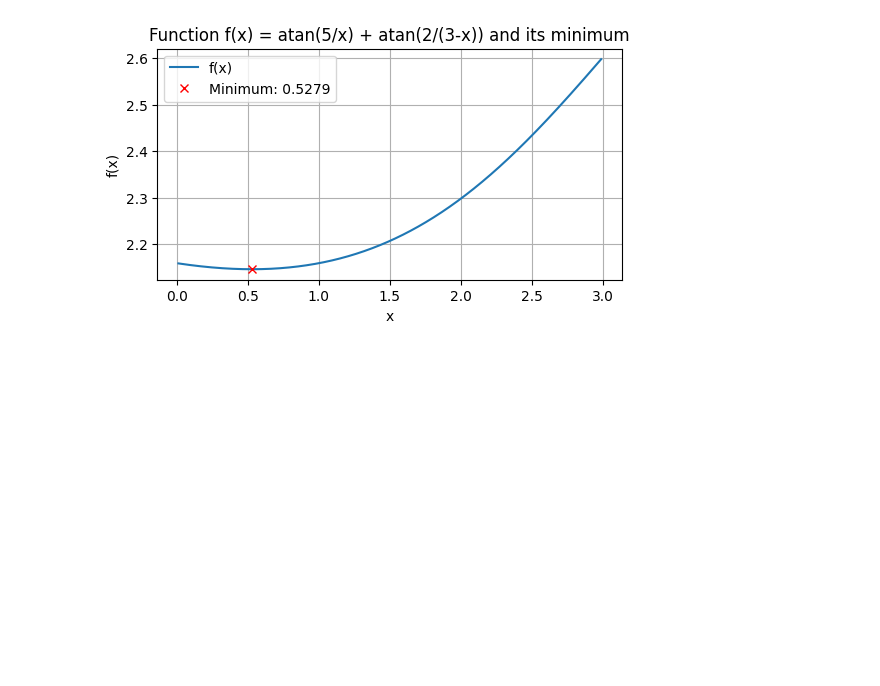
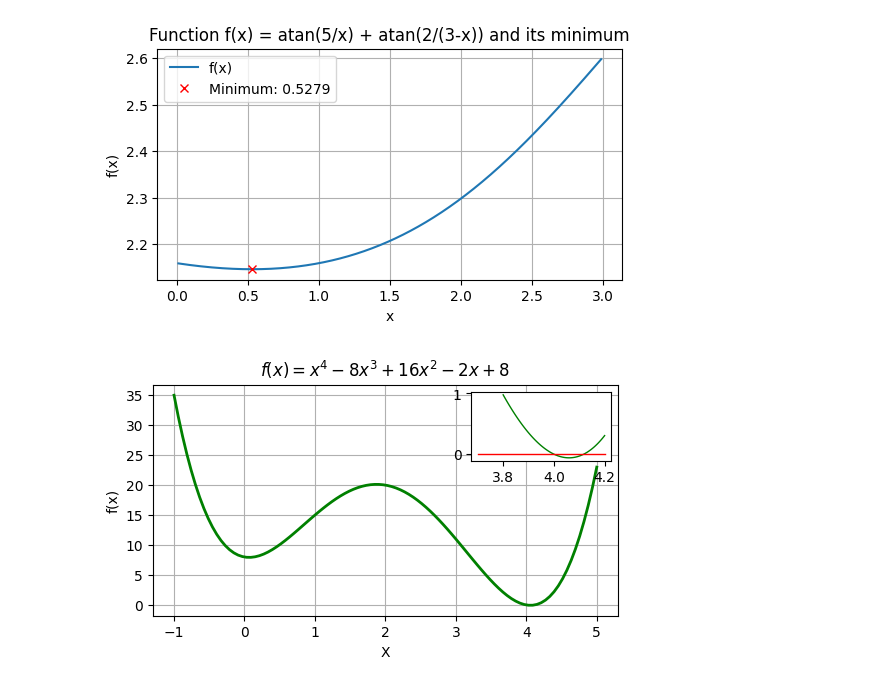
Before and after one commit to ntpuccw/InClassCoding, a Jupyter notebook: gar0916.ipynb, the cells around one changed output. Cells and saved outputs as stored; diff of their text form; code cells hidden in the pictures; blank space fills up the shorter version.

```diff
--- a/gar0916.ipynb
+++ b/gar0916.ipynb
@@ -276,3 +276,28 @@ plt.show()
 Minimum of f(x) = atan(5/x) + atan(2/(3-x)): 0.5279
 Minimum value: 2.1458
 [figure]
+# %%
+import numpy as np
+import matplotlib.pyplot as plt
+from mpl_toolkits.axes_grid1.inset_locator import inset_axes
+
+xmin, xmax = -1, 5
+x = np.linspace(xmin, xmax, 100)
+p = [1, -8, 16, -2, 8]
+f = lambda x: np.polyval(p, x)
+
+fig, ax = plt.subplots(figsize=(6, 3))
+ax.plot(x, f(x), linewidth=2, color="g")
+# attach an inset axis object to the figure and use it to plot the function in the range of [3.7, 4.2]
+axins = inset_axes(ax, width="30%", height="30%", loc="upper right")
+x1 = np.linspace(3.8, 4.2, 100)
+axins.plot(x1, f(x1), linewidth=1, color="g")
+# draw a horizontal line at y=0
+axins.plot([3.7, 4.2], [0, 0], linewidth=1, color="r")
+
+ax.grid(True)
+ax.set_xlabel("X"), ax.set_ylabel("f(x)")
+ax.set_title("$f(x) = x^4 - 8x^3 + 16x^2 - 2x + 8$")
+plt.show()
+# %% [output]
+[figure, added]
```
Also changed, not shown: 1 other file.
